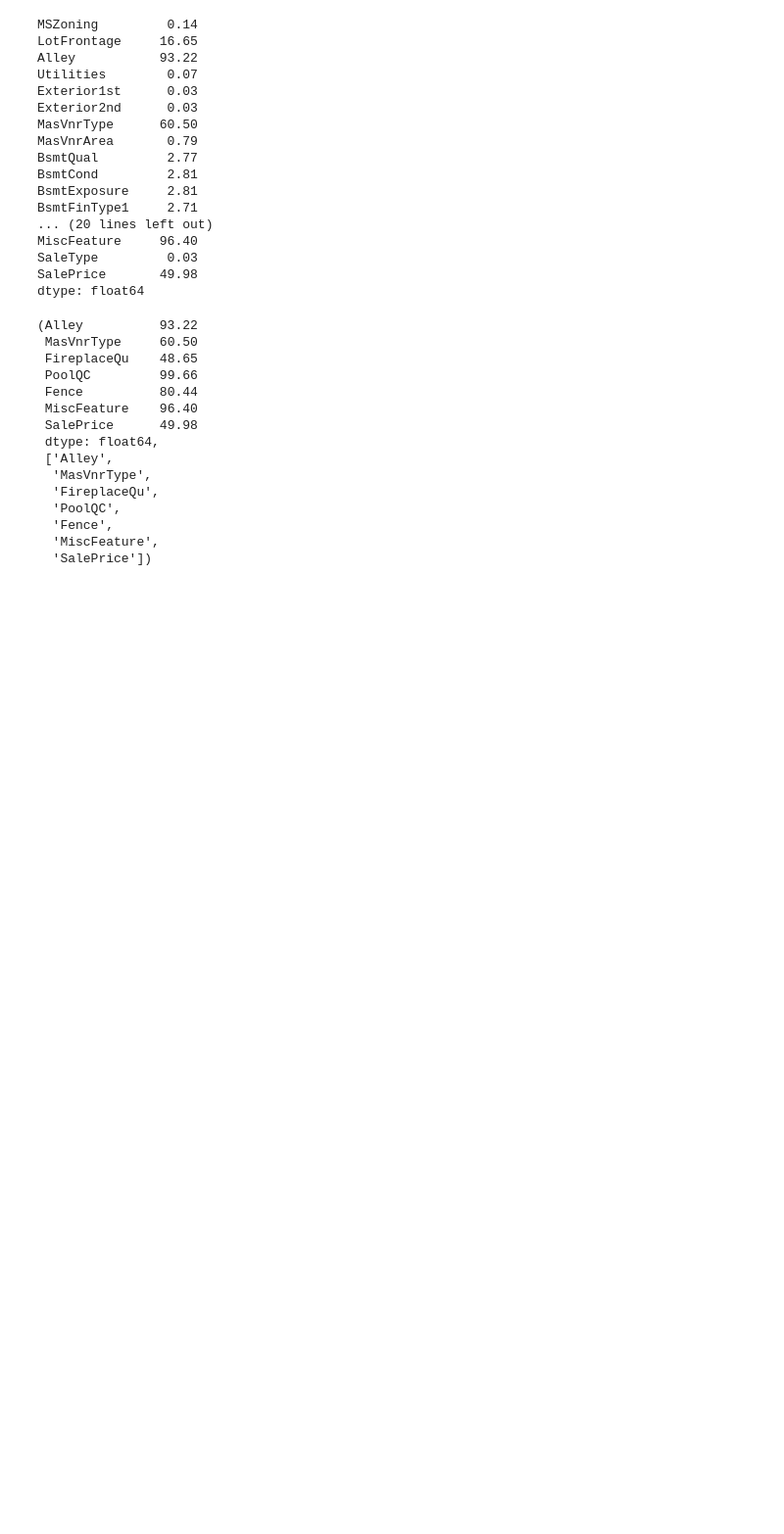
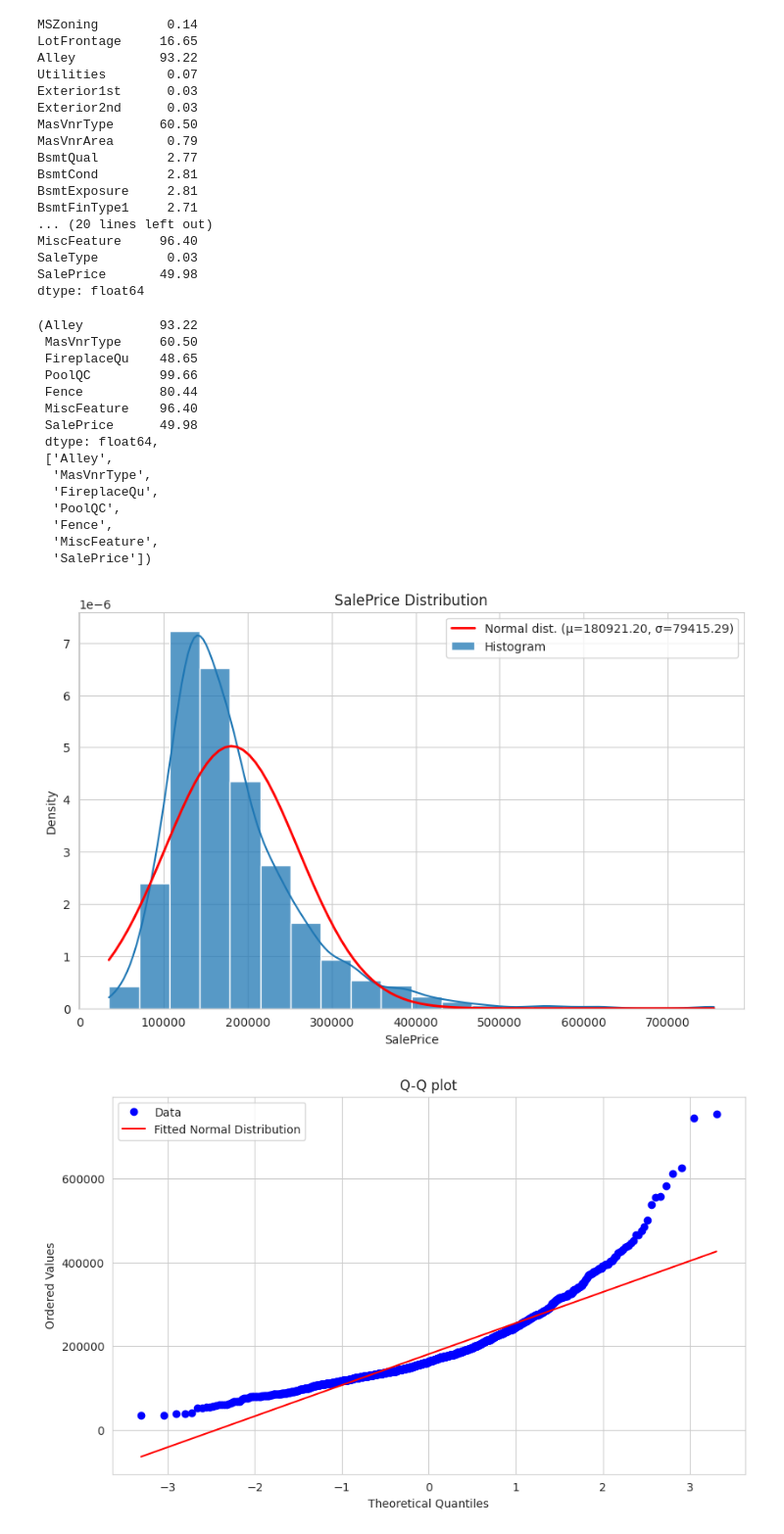
Before and after one commit to rvanguita/DataScientists, a Jupyter notebook: Projects/Kaggle/Regression/House Prices - Advanced Regression Techniques/main.ipynb, the cells around one changed output. Shown at 98% size. Drawn from its saved outputs; the diff is of its cells as text; code cells hidden in the pictures; blank space fills up the shorter version.

Commit message:
House Prices  dataset

```diff
--- a/Projects/Kaggle/Regression/House Prices - Advanced Regression Techniques/main.ipynb
+++ b/Projects/Kaggle/Regression/House Prices - Advanced Regression Techniques/main.ipynb
@@ -157,0 +212,9 @@ fig.show()
+# %%
+df = df_train['SalePrice']
+# %%
+plot_histogram(df)
+plot_quantile_quantile(df)
+plot_boxplot(df)
+# %% [output]
+[figure, added]
+[figure, added]
```
Also changed, not shown: parts of 40 cells of this notebook, 10 other files.
